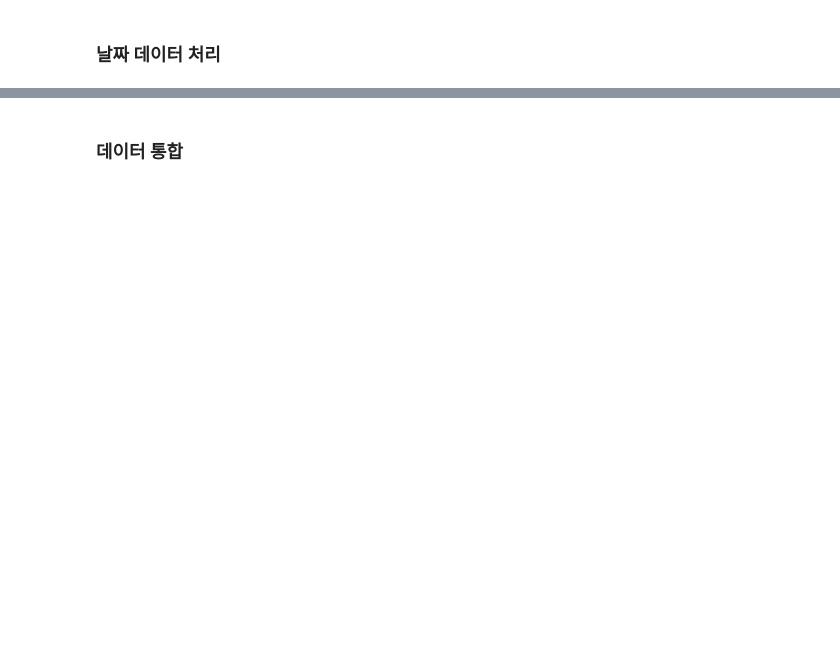
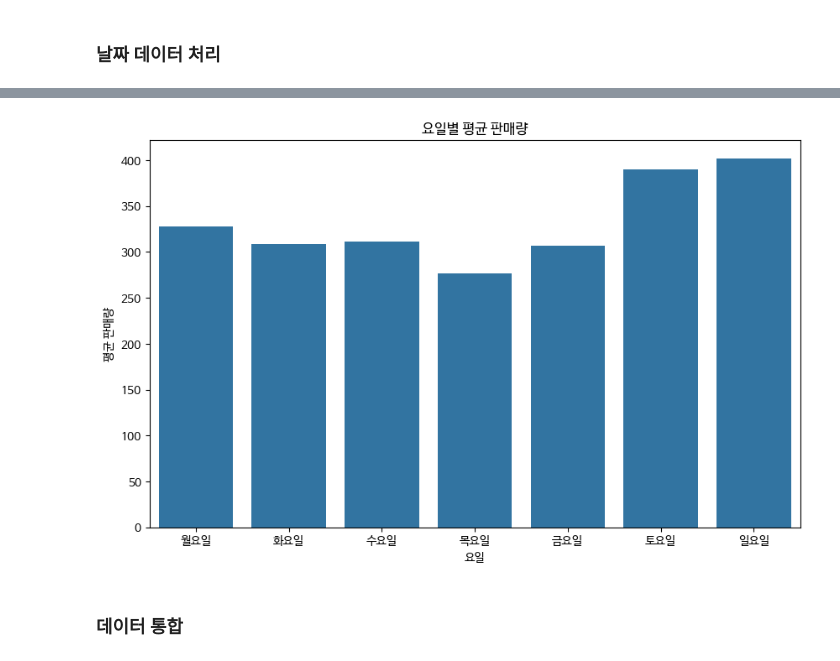
Before and after one commit to seewol/DataAnalysis, a Jupyter notebook: 오픈소스_데이터_분석_7강.ipynb, the cells around one changed output, grey strips where cells are left out. Drawn from its saved outputs; the diff is of its cells as text; code cells hidden in the pictures; blank space fills up the shorter version.

```diff
--- a/오픈소스_데이터_분석_7강.ipynb
+++ b/오픈소스_데이터_분석_7강.ipynb
@@ -432,15 +494,21 @@ print(f"대체된 데이터 수: {changed_count}건")
 ### 날짜 데이터 처리
 # %%
 ### 판매, 거래, 휴일 이벤트, 원율 데이터 내 date 컬럼 데이터 datetime 데이터 타입으로 변경
-
-
+train_cleaned['date'] = pd.to_datetime(train_cleaned['date'])
+transactions['date'] = pd.to_datetime(transactions['date'])
+holidays_events['date'] = pd.to_datetime(holidays_events['date'])
+oil['date'] = pd.to_datetime(oil['date'])
 
 train_cleaned['year'] = train_cleaned['date'].dt.year
 train_cleaned['month'] = train_cleaned['date'].dt.month
 train_cleaned['day'] = train_cleaned['date'].dt.day
 train_cleaned['dayofweek'] = train_cleaned['date'].dt.dayofweek
-### 주말, 월초, 월말 여부 추철
 
+### 주말, 월초, 월말 여부 판단
+train_cleaned['weekend'] = train_cleaned['dayofweek'].apply(lambda x : 1 if x >= 5 else 0)
+# 월, 화, 수, 목, 금 5 이상인 경우를 주말로
+train_cleaned['is_month_start'] = train_cleaned['date'].dt.is_month_start
+train_cleaned['is_month_end'] = train_cleaned['date'].dt.is_month_end
 
 print("날짜 특성 추출 결과:")
 print(train_cleaned[['date', 'year', 'month', 'day', 'dayofweek', 'weekend', 'is_month_start', 'is_month_end']].head())
@@ -447,14 +530,21 @@ print(train_cleaned[['date', 'year', 'month', 'day', 'dayofweek', 'weekend', 'is
 # %%
 ## 요일별 평균 판매량을 계산
+day_sales = train_cleaned.groupby('dayofweek')['sales'].mean().reset_index()
 
 ## 요일 출력값 변경
+day_sales['day_name'] = day_sales['dayofweek'].map({
+    0 : '월요일', 1 : '화요일', 2 : '수요일', 3 : '목요일',
+    4 : '금요일', 5 : '토요일', 6 : '일요일'
+})
 
 plt.figure(figsize=(10, 6))
 sns.barplot(x='day_name', y='sales', data=day_sales)
 plt.title("요일별 평균 판매량")
 plt.xlabel("요일")
 plt.ylabel("평균 판매량")
 plt.show()
+# %% [output]
+[figure, added]
 # %% [markdown]
 ### 데이터 통합
 # %%
```
Also changed, not shown: parts of 15 cells of this notebook.
